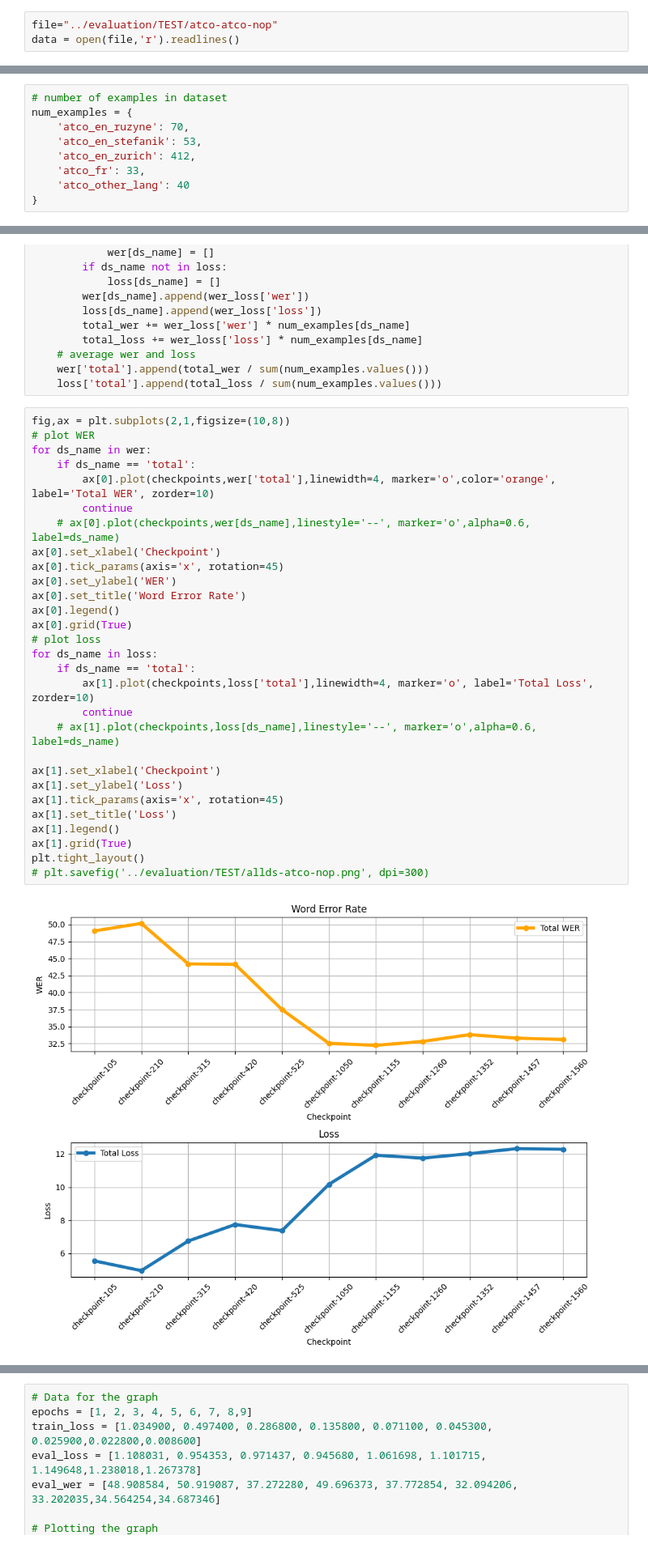
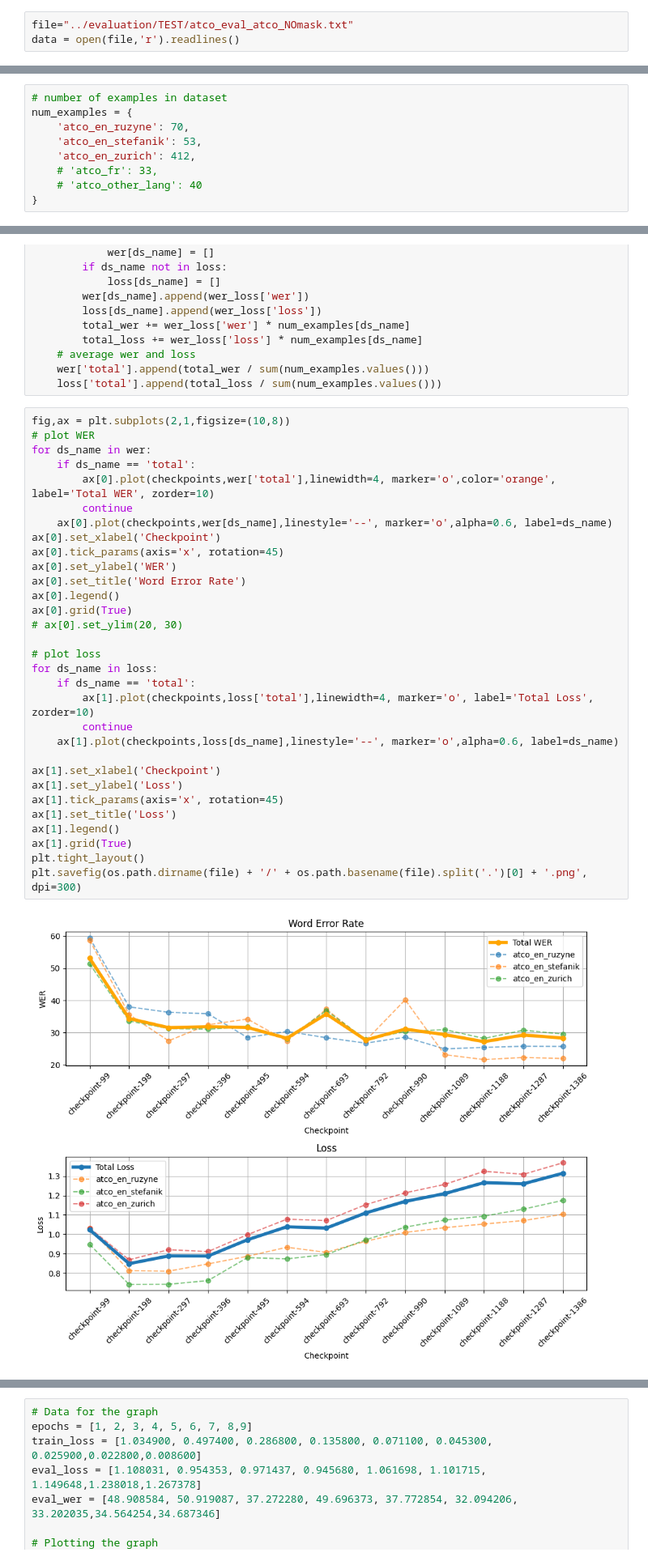
Before and after one commit to JohnyDevp/DP-Air-Traffic-Comm-Transcription, a Jupyter notebook: data/tools/out_eval_to_graps.ipynb, the cells around one changed output, grey strips where cells are left out. Shown: that part at 81% size. Cells and saved outputs as stored; diff of their text form.

```diff
--- a/data/tools/out_eval_to_graps.ipynb
+++ b/data/tools/out_eval_to_graps.ipynb
@@ -5,5 +5,5 @@ import re
 # %%
-file="../evaluation/TEST/atco-atco-nop"
+file="../evaluation/TEST/atco_eval_atco_NOmask.txt"
 data = open(file,'r').readlines()
 # %%
 out = {}
@@ -28,8 +28,8 @@ num_examples = {
     'atco_en_ruzyne': 70,
     'atco_en_stefanik': 53,
     'atco_en_zurich': 412,
-    'atco_fr': 33,
-    'atco_other_lang': 40
+    # 'atco_fr': 33,
+    # 'atco_other_lang': 40
 }
 # %%
 # total wer
@@ -55,31 +55,33 @@ for checkpoint,ds_set in out.items():
 # %%
 fig,ax = plt.subplots(2,1,figsize=(10,8))
 # plot WER
 for ds_name in wer:
     if ds_name == 'total':
         ax[0].plot(checkpoints,wer['total'],linewidth=4, marker='o',color='orange', label='Total WER', zorder=10)
         continue
-    # ax[0].plot(checkpoints,wer[ds_name],linestyle='--', marker='o',alpha=0.6, label=ds_name)
+    ax[0].plot(checkpoints,wer[ds_name],linestyle='--', marker='o',alpha=0.6, label=ds_name)
 ax[0].set_xlabel('Checkpoint')
 ax[0].tick_params(axis='x', rotation=45)
 ax[0].set_ylabel('WER')
 ax[0].set_title('Word Error Rate')
 ax[0].legend()
 ax[0].grid(True)
+# ax[0].set_ylim(20, 30)
+
 # plot loss
 for ds_name in loss:
     if ds_name == 'total':
         ax[1].plot(checkpoints,loss['total'],linewidth=4, marker='o', label='Total Loss', zorder=10)
         continue
-    # ax[1].plot(checkpoints,loss[ds_name],linestyle='--', marker='o',alpha=0.6, label=ds_name)
+    ax[1].plot(checkpoints,loss[ds_name],linestyle='--', marker='o',alpha=0.6, label=ds_name)
 
 ax[1].set_xlabel('Checkpoint')
 ax[1].set_ylabel('Loss')
 ax[1].tick_params(axis='x', rotation=45)
 ax[1].set_title('Loss')
 ax[1].legend()
 ax[1].grid(True)
 plt.tight_layout()
-# plt.savefig('../evaluation/TEST/allds-atco-nop.png', dpi=300)
+plt.savefig(os.path.dirname(file) + '/' + os.path.basename(file).split('.')[0] + '.png', dpi=300)
 # %% [output]
-[figure, old version]
+[figure, new version]
```
Also changed, not shown: parts of 2 cells of this notebook, 2 other files.
